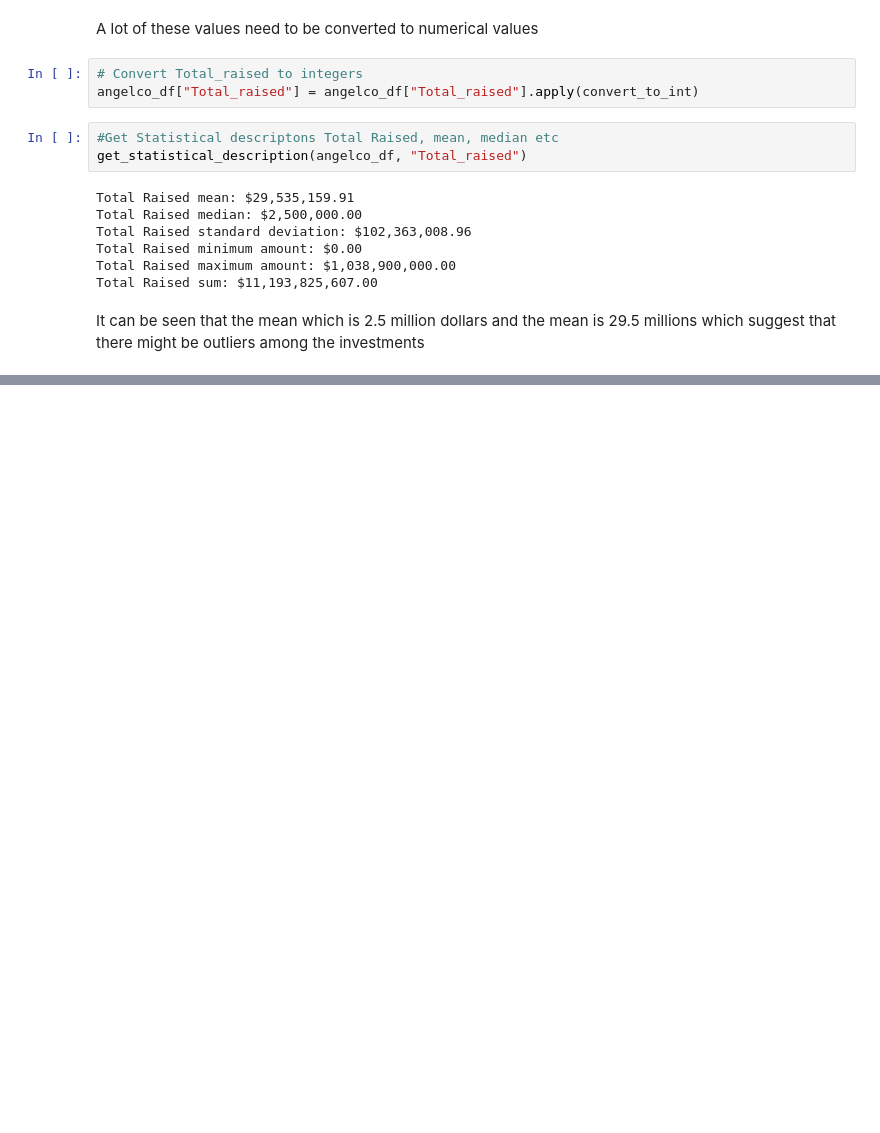
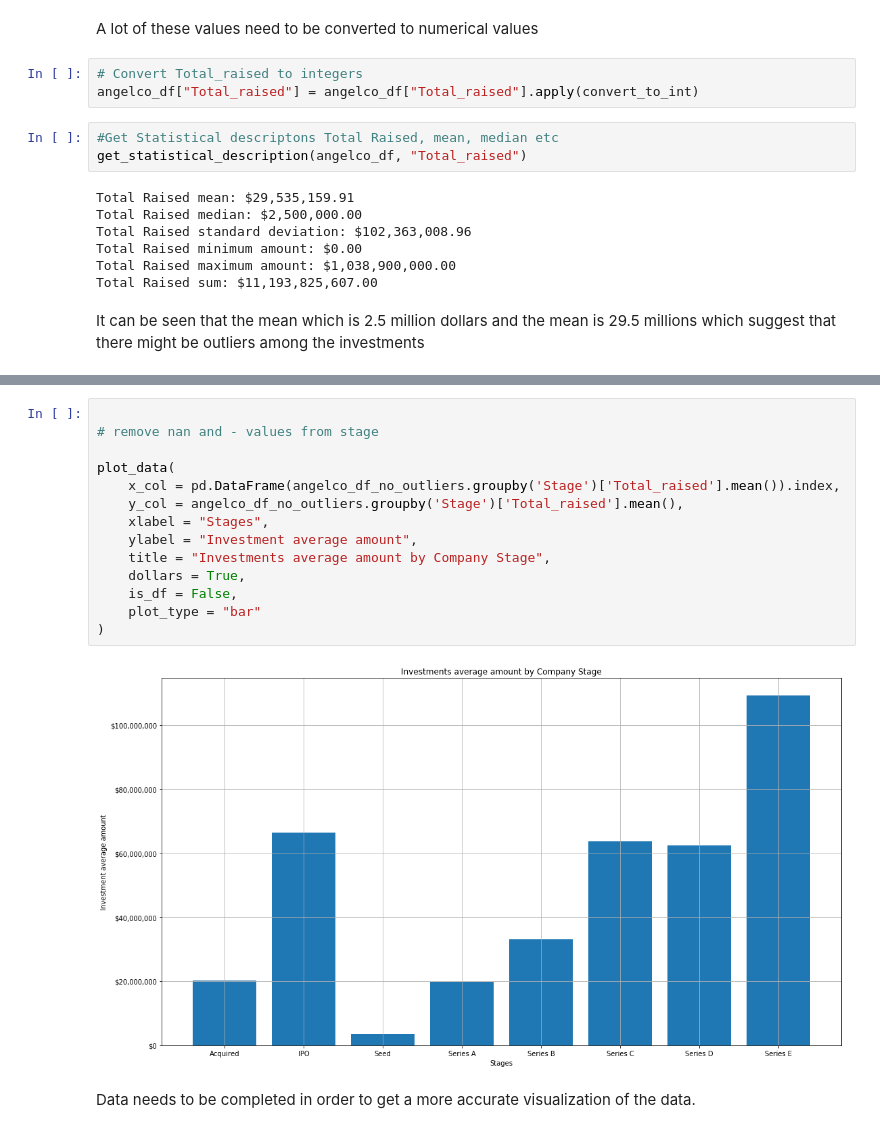
Before and after one commit to edantonio505/research_fail_startups, a Jupyter notebook: Startups Analysis Project.ipynb, the cells around one changed output, grey strips where cells are left out. Cells and saved outputs as stored; diff of their text form; blank space fills up the shorter version.

```diff
--- a/Startups Analysis Project.ipynb
+++ b/Startups Analysis Project.ipynb
@@ -324,0 +417,18 @@ Name: Total_raised, Length: 379, dtype: float64
+# %%
+
+# remove nan and - values from stage
+
+plot_data(
+    x_col = pd.DataFrame(angelco_df_no_outliers.groupby('Stage')['Total_raised'].mean()).index,
+    y_col = angelco_df_no_outliers.groupby('Stage')['Total_raised'].mean(),
+    xlabel = "Stages",
+    ylabel = "Investment average amount",
+    title = "Investments average amount by Company Stage",
+    dollars = True,
+    is_df = False,
+    plot_type = "bar"
+)
+# %% [output]
+[figure, added]
+# %% [markdown]
+<p>Data needs to be completed in order to get a more accurate visualization of the data.</p>
```
Also changed, not shown: parts of 20 cells of this notebook.
